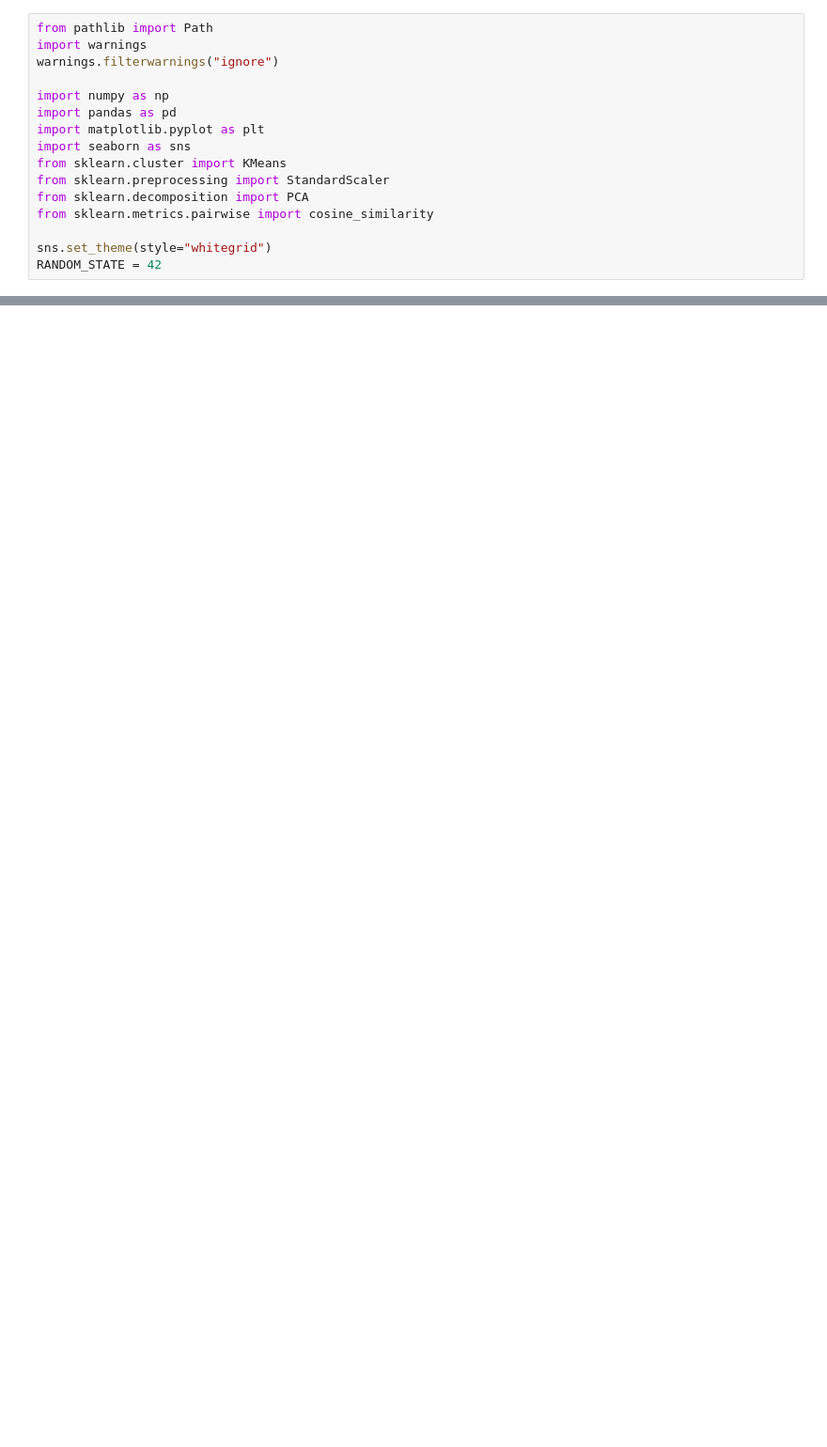
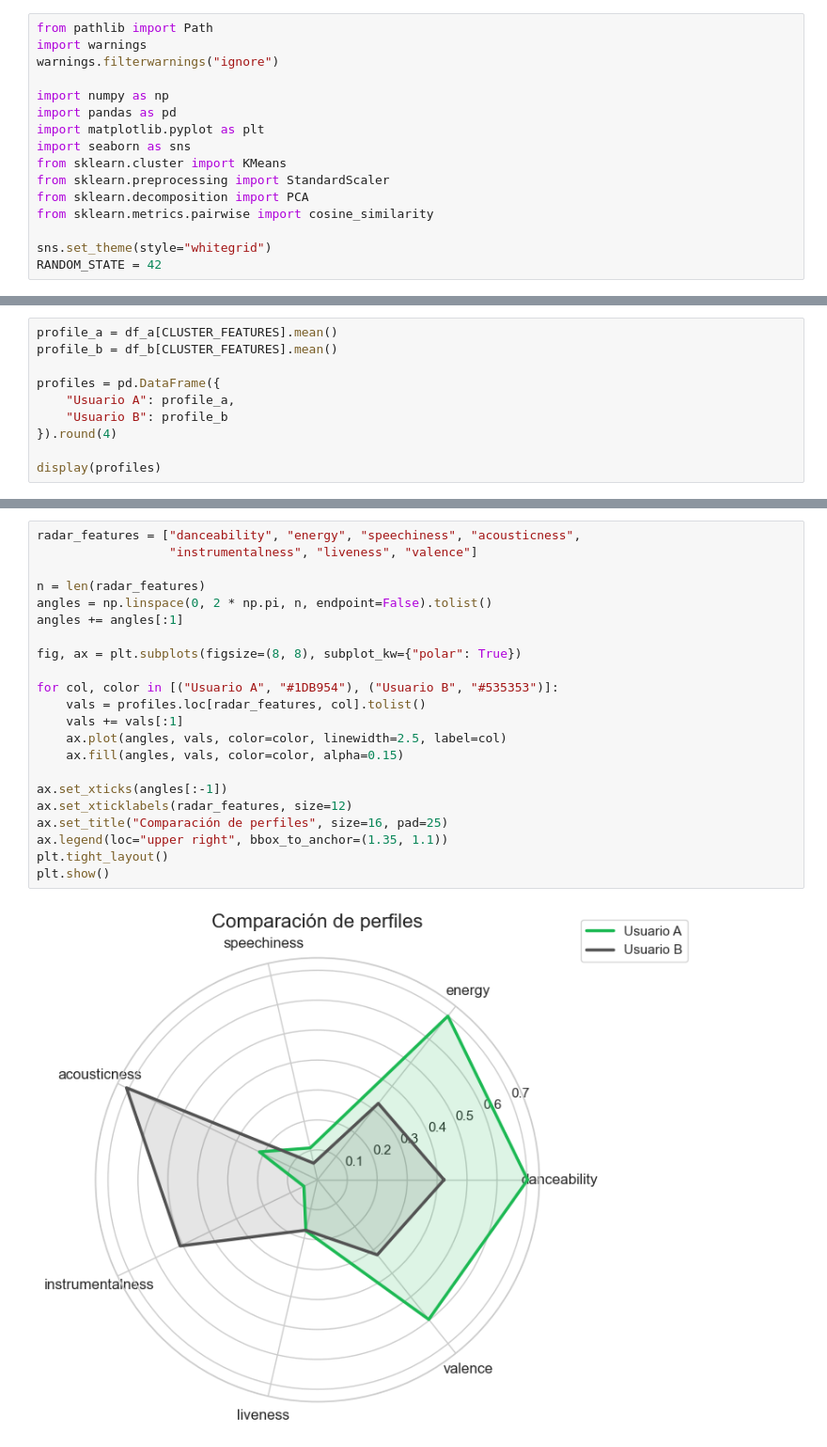
Before and after one commit to fidelMB/proyecto-ia-tc3002b, a Jupyter notebook: user_compatibility/user_musical_compatibility.ipynb, the cells around one changed output, grey strips where cells are left out. Shown at 94% size. Saved outputs shown, nothing was run; the diff lists cells and outputs as text; blank space fills up the shorter version.

```diff
--- a/user_compatibility/user_musical_compatibility.ipynb
+++ b/user_compatibility/user_musical_compatibility.ipynb
@@ -453,0 +89,10 @@ Illustrative code - see the comments above for real API integration.
+# %%
+profile_a = df_a[CLUSTER_FEATURES].mean()
+profile_b = df_b[CLUSTER_FEATURES].mean()
+
+profiles = pd.DataFrame({
+    "Usuario A": profile_a,
+    "Usuario B": profile_b
+}).round(4)
+
+display(profiles)
@@ -453,0 +111,24 @@ Illustrative code - see the comments above for real API integration.
+# %%
+radar_features = ["danceability", "energy", "speechiness", "acousticness",
+                  "instrumentalness", "liveness", "valence"]
+
+n = len(radar_features)
+angles = np.linspace(0, 2 * np.pi, n, endpoint=False).tolist()
+angles += angles[:1]
+
+fig, ax = plt.subplots(figsize=(8, 8), subplot_kw={"polar": True})
+
+for col, color in [("Usuario A", "#1DB954"), ("Usuario B", "#535353")]:
+    vals = profiles.loc[radar_features, col].tolist()
+    vals += vals[:1]
+    ax.plot(angles, vals, color=color, linewidth=2.5, label=col)
+    ax.fill(angles, vals, color=color, alpha=0.15)
+
+ax.set_xticks(angles[:-1])
+ax.set_xticklabels(radar_features, size=12)
+ax.set_title("Comparación de perfiles", size=16, pad=25)
+ax.legend(loc="upper right", bbox_to_anchor=(1.35, 1.1))
+plt.tight_layout()
+plt.show()
+# %% [output]
+[figure, added]
```
Also changed, not shown: parts of 39 cells of this notebook.
